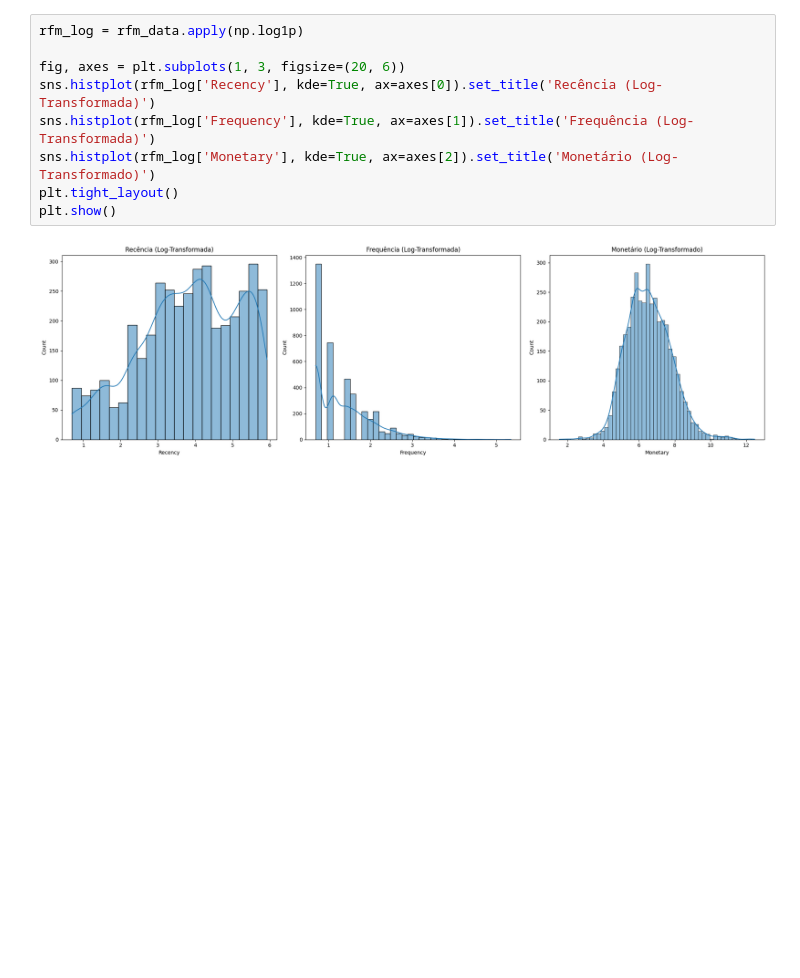
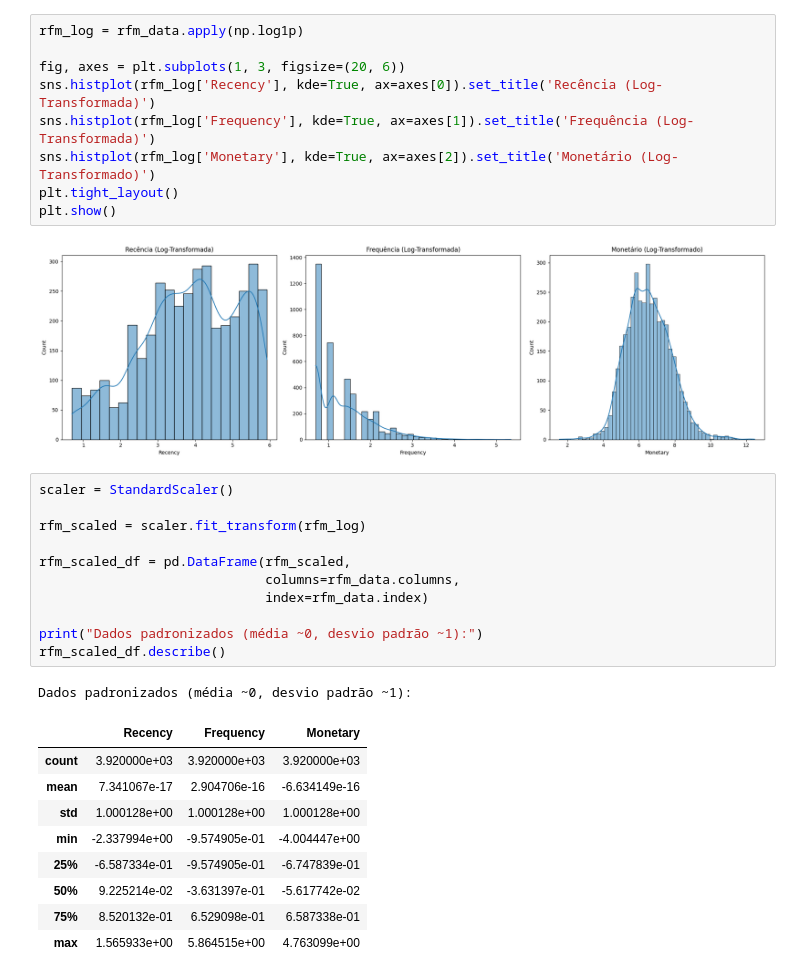
Before and after one commit to mattheusguilherme/customer-segmentation-rfm, a Jupyter notebook: notebooks/02_engenharia_rfm_e_clusterizacao.ipynb, the cells around one changed output. Cells and saved outputs as stored; diff of their text form; blank space fills up the shorter version.

```diff
--- a/notebooks/02_engenharia_rfm_e_clusterizacao.ipynb
+++ b/notebooks/02_engenharia_rfm_e_clusterizacao.ipynb
@@ -130,3 +130,25 @@ plt.tight_layout()
 plt.show()
 # %% [output]
 [figure]
+# %%
+scaler = StandardScaler()
+
+rfm_scaled = scaler.fit_transform(rfm_log)
+
+rfm_scaled_df = pd.DataFrame(rfm_scaled,
+                             columns=rfm_data.columns,
+                             index=rfm_data.index)
+
+print("Dados padronizados (média ~0, desvio padrão ~1):")
+rfm_scaled_df.describe()
+# %% [output]
+Dados padronizados (média ~0, desvio padrão ~1):
+|  | Recency | Frequency | Monetary |
+| count | 3.920000e+03 | 3.920000e+03 | 3.920000e+03 |
+| mean | 7.341067e-17 | 2.904706e-16 | -6.634149e-16 |
+| std | 1.000128e+00 | 1.000128e+00 | 1.000128e+00 |
+| min | -2.337994e+00 | -9.574905e-01 | -4.004447e+00 |
+| 25% | -6.587334e-01 | -9.574905e-01 | -6.747839e-01 |
+| 50% | 9.225214e-02 | -3.631397e-01 | -5.617742e-02 |
+| 75% | 8.520132e-01 | 6.529098e-01 | 6.587338e-01 |
+| max | 1.565933e+00 | 5.864515e+00 | 4.763099e+00 |
```
Also changed, not shown: parts of 1 cell of this notebook.
